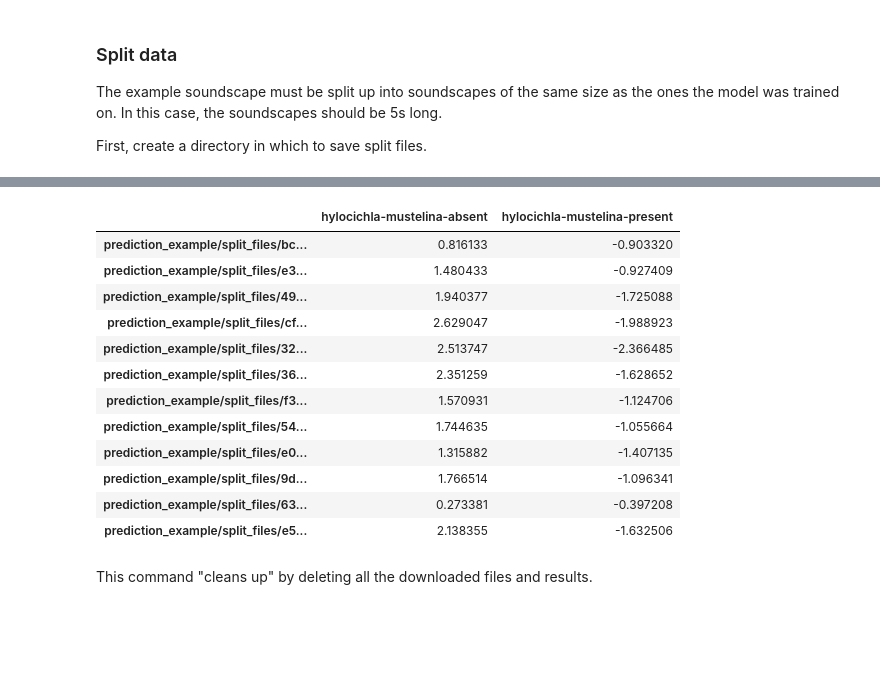
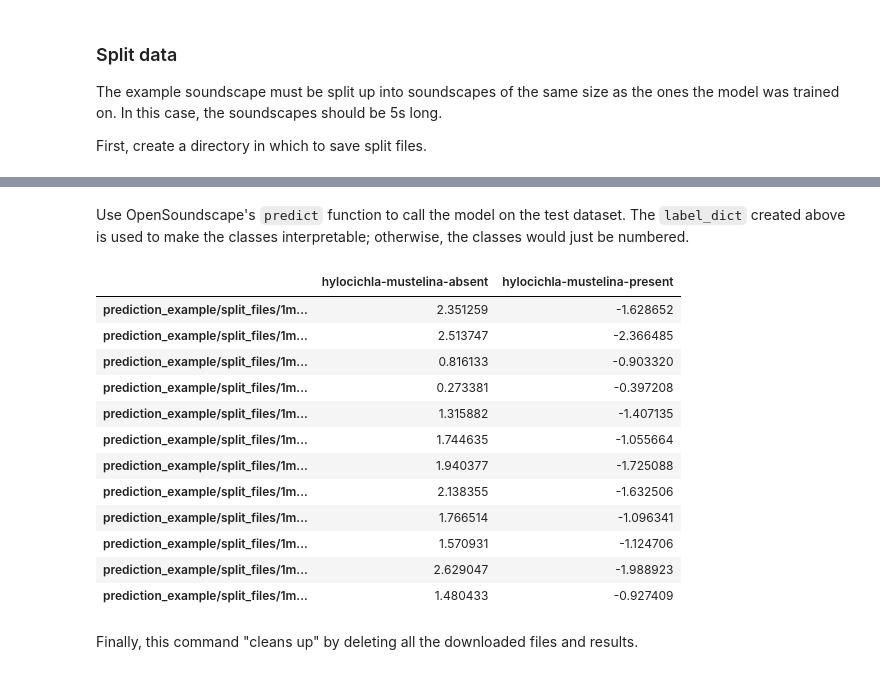
Before and after one commit to kitzeslab/opensoundscape, a Jupyter notebook: docs/predict.ipynb, the cells around one changed output, grey strips where cells are left out. Saved outputs shown, nothing was run; the diff lists cells and outputs as text; code cells hidden in the pictures; blank space fills up the shorter version.

```diff
--- a/docs/predict.ipynb
+++ b/docs/predict.ipynb
@@ -148,0 +128,3 @@ with open(results_csv, "w") as f:
+# %%
+split_prefix = data_filename.stem
+split_prefix
@@ -148,0 +135,6 @@ with open(results_csv, "w") as f:
+# %%
+split_files = base_file.split_and_save(
+    clip_length=5,
+    destination=split_directory,
+    name=split_prefix
+)
@@ -148,0 +162,2 @@ with open(results_csv, "w") as f:
+# %%
+split_files['file_path'] = [split_directory.joinpath(split_file) for split_file in split_files.index]
@@ -164,0 +184,6 @@ test_dataset = SingleTargetAudioDataset(
+# %%
+test_dataset = SingleTargetAudioDataset(
+    split_files,
+    filename_column = "file_path",
+    label_dict = label_dict
+)
@@ -165,23 +234,24 @@ test_dataset = SingleTargetAudioDataset(
+# %% [markdown]
+Use OpenSoundscape's `predict` function to call the model on the test dataset. The `label_dict` created above is used to make the classes interpretable; otherwise, the classes would just be numbered.
 # %%
-model.eval()
 prediction_df = predict(model, test_dataset, label_dict=label_dict)
 prediction_df
 # %% [output]
 |  | hylocichla-mustelina-absent | hylocichla-mustelina-present |
-| prediction_example/split_files/bc... | 0.816133 | -0.903320 |
-| prediction_example/split_files/e3... | 1.480433 | -0.927409 |
-| prediction_example/split_files/49... | 1.940377 | -1.725088 |
-| prediction_example/split_files/cf... | 2.629047 | -1.988923 |
-| prediction_example/split_files/32... | 2.513747 | -2.366485 |
-| prediction_example/split_files/36... | 2.351259 | -1.628652 |
-| prediction_example/split_files/f3... | 1.570931 | -1.124706 |
-| prediction_example/split_files/54... | 1.744635 | -1.055664 |
-| prediction_example/split_files/e0... | 1.315882 | -1.407135 |
-| prediction_example/split_files/9d... | 1.766514 | -1.096341 |
-| prediction_example/split_files/63... | 0.273381 | -0.397208 |
-| prediction_example/split_files/e5... | 2.138355 | -1.632506 |
+| prediction_example/split_files/1m... | 2.351259 | -1.628652 |
+| prediction_example/split_files/1m... | 2.513747 | -2.366485 |
+| prediction_example/split_files/1m... | 0.816133 | -0.903320 |
+| prediction_example/split_files/1m... | 0.273381 | -0.397208 |
+| prediction_example/split_files/1m... | 1.315882 | -1.407135 |
+| prediction_example/split_files/1m... | 1.744635 | -1.055664 |
+| prediction_example/split_files/1m... | 1.940377 | -1.725088 |
+| prediction_example/split_files/1m... | 2.138355 | -1.632506 |
+| prediction_example/split_files/1m... | 1.766514 | -1.096341 |
+| prediction_example/split_files/1m... | 1.570931 | -1.124706 |
+| prediction_example/split_files/1m... | 2.629047 | -1.988923 |
+| prediction_example/split_files/1m... | 1.480433 | -0.927409 |
 # %% [markdown]
-This command "cleans up" by deleting all the downloaded files and results.
+Finally, this command "cleans up" by deleting all the downloaded files and results.
 # %%
 import shutil
 shutil.rmtree(folder_path)
```
Also changed, not shown: parts of 27 cells of this notebook, 1 other file.
